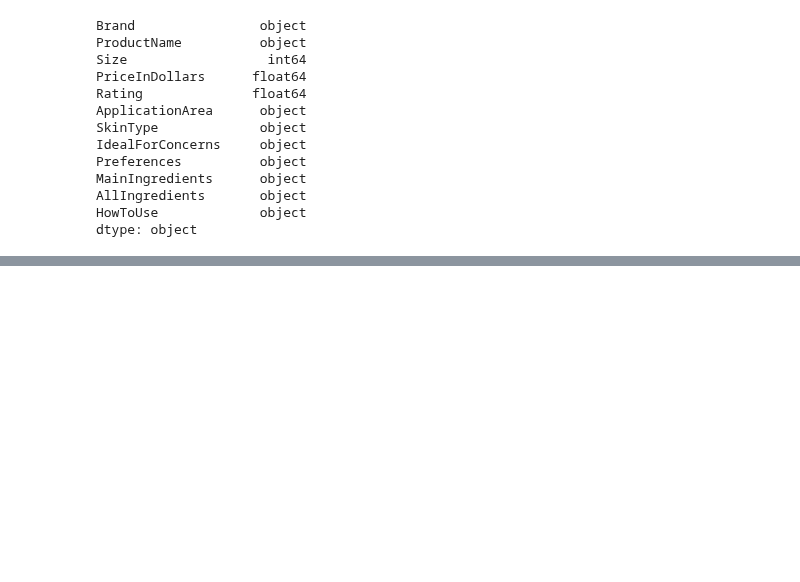
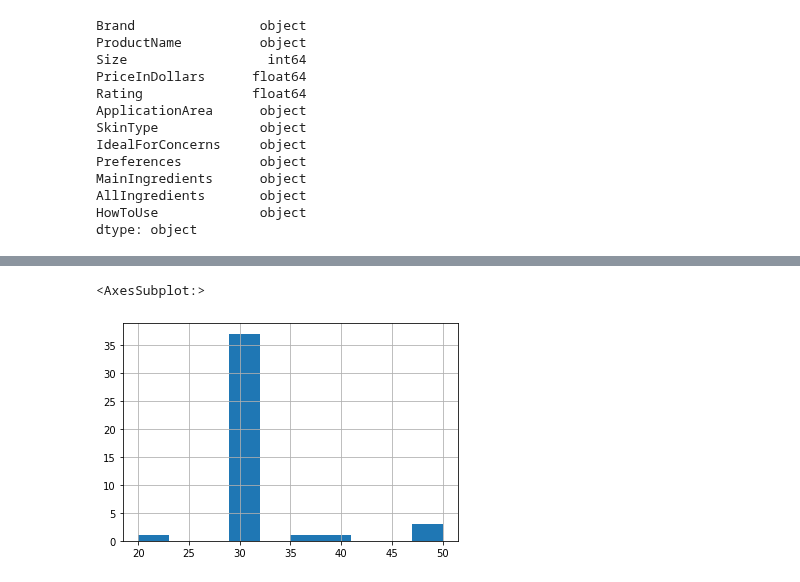
Before and after one commit to meri3/DermstoreSerumsProject, a Jupyter notebook: dermstore-serums-python.ipynb, the cells around one changed output, grey strips where cells are left out. Cells and saved outputs as stored; diff of their text form; code cells hidden in the pictures; blank space fills up the shorter version.

```diff
--- a/dermstore-serums-python.ipynb
+++ b/dermstore-serums-python.ipynb
@@ -85,0 +134,5 @@ dtype: object
+# %%
+df_csv.Size.hist()
+# %% [output]
+<AxesSubplot:>
+[figure, added]
```
Also changed, not shown: parts of 7 cells of this notebook.
